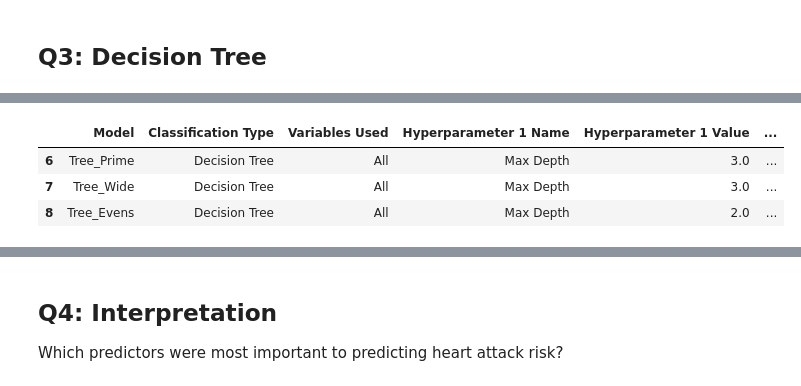
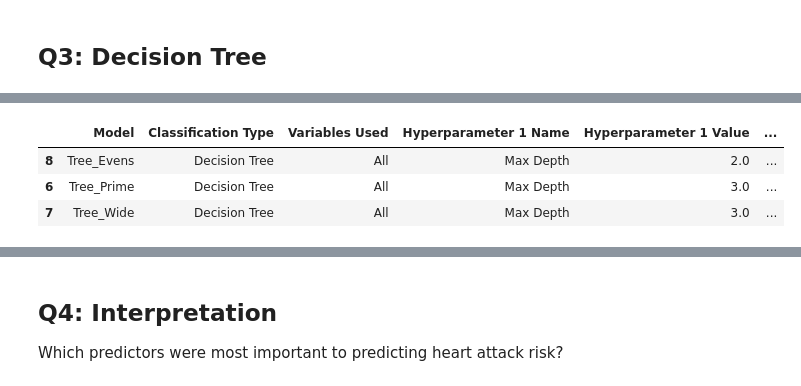
Before and after one commit to PharaohPooh/GSB_544, a Jupyter notebook: Week_8/Lab 7 Heart Attack.ipynb, the cells around one changed output, grey strips where cells are left out. Cells and saved outputs as stored; diff of their text form; code cells hidden in the pictures.

```diff
--- a/Week_8/Lab 7 Heart Attack.ipynb
+++ b/Week_8/Lab 7 Heart Attack.ipynb
@@ -930,11 +557,11 @@ GridSearchCV(cv=5,
 # %%
 dfTree = pd.DataFrame(records)
-dfTree[dfTree['Classification Type'] == 'Decision Tree'].sort_values('ROC AUC Mean (CV)', ascending=False)
+dfTree[dfTree['Classification Type'] == 'Decision Tree'].sort_values('ROC AUC', ascending=False)
 # %% [output]
 |  | Model | Classification Type | Variables Used | Hyperparameter 1 Name | Hyperparameter 1 Value | ... |
+| 8 | Tree_Evens | Decision Tree | All | Max Depth | 2.0 | ... |
 | 6 | Tree_Prime | Decision Tree | All | Max Depth | 3.0 | ... |
 | 7 | Tree_Wide | Decision Tree | All | Max Depth | 3.0 | ... |
-| 8 | Tree_Evens | Decision Tree | All | Max Depth | 2.0 | ... |
 # %%
 # Select the best Tree model
 best_tree_model = model_library['Tree_Wide']
```
Also changed, not shown: parts of 48 cells of this notebook, 2 other files.
